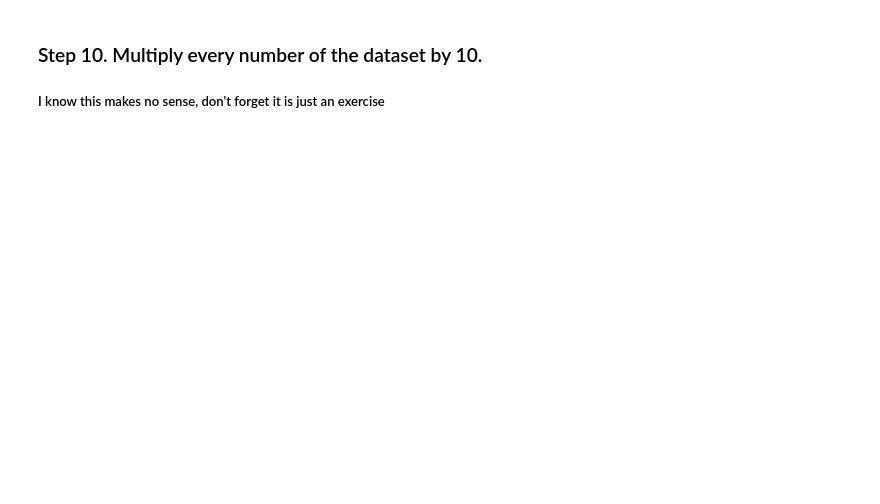
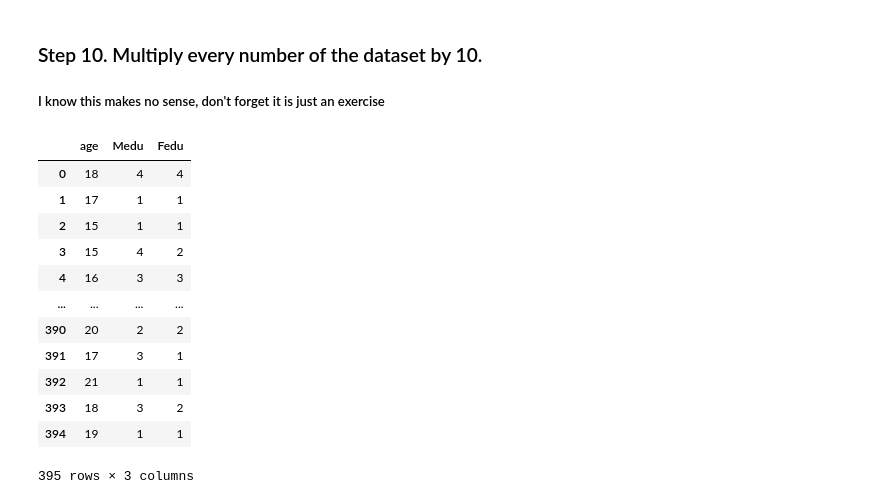
Before and after one commit to Orinax/pandas_exercises_clone, a Jupyter notebook: 04_Apply/Students_Alcohol_Consumption/Exercises.ipynb, the cells around one changed output. Cells and saved outputs as stored; diff of their text form; code cells hidden in the pictures; blank space fills up the shorter version.

```diff
--- a/04_Apply/Students_Alcohol_Consumption/Exercises.ipynb
+++ b/04_Apply/Students_Alcohol_Consumption/Exercises.ipynb
@@ -47,0 +144,16 @@ df
+# %%
+new_df.iloc[:, [2, 6, 7]]
+# %% [output]
+|  | age | Medu | Fedu |
+| 0 | 18 | 4 | 4 |
+| 1 | 17 | 1 | 1 |
+| 2 | 15 | 1 | 1 |
+| 3 | 15 | 4 | 2 |
+| 4 | 16 | 3 | 3 |
+| ... | ... | ... | ... |
+| 390 | 20 | 2 | 2 |
+| 391 | 17 | 3 | 1 |
+| 392 | 21 | 1 | 1 |
+| 393 | 18 | 3 | 2 |
+| 394 | 19 | 1 | 1 |
+395 rows × 3 columns
```
Also changed, not shown: parts of 10 cells of this notebook, 1 other file.
